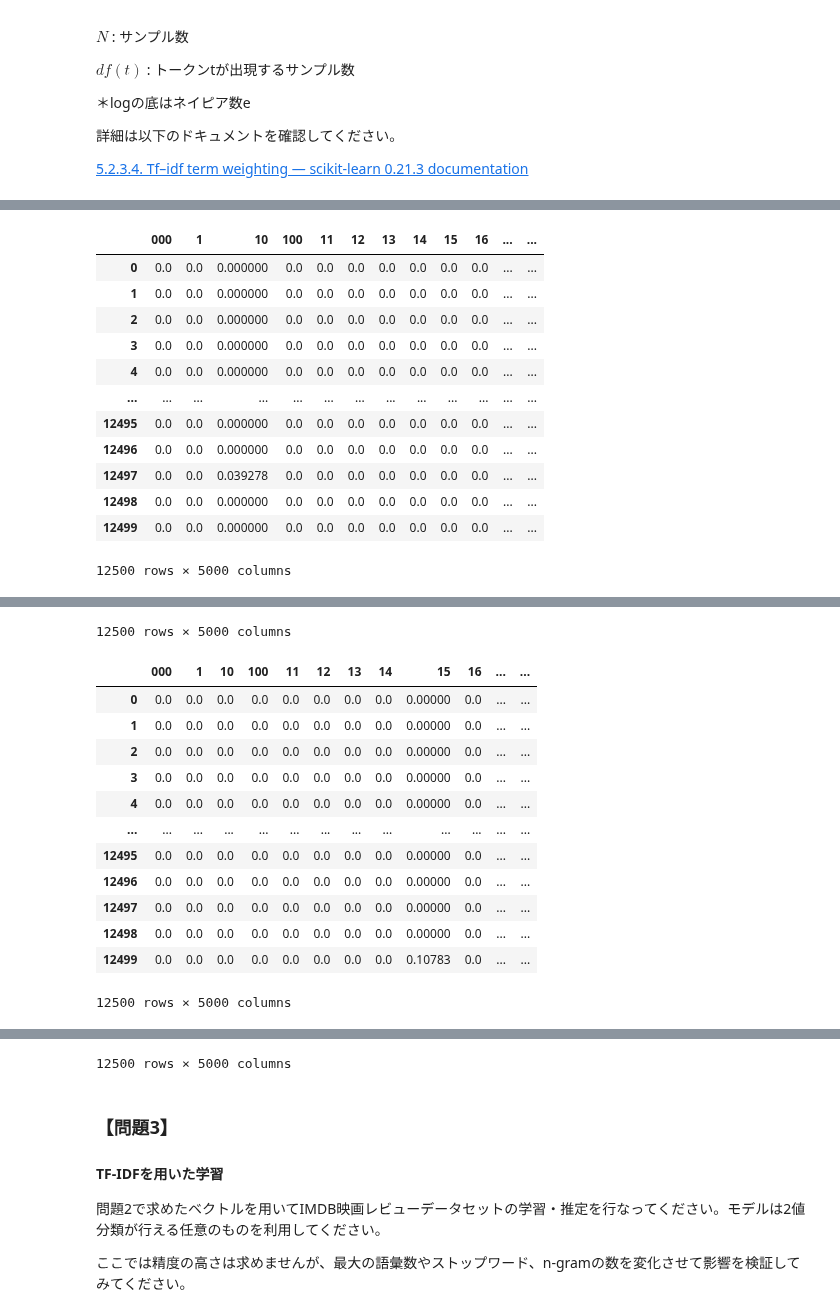
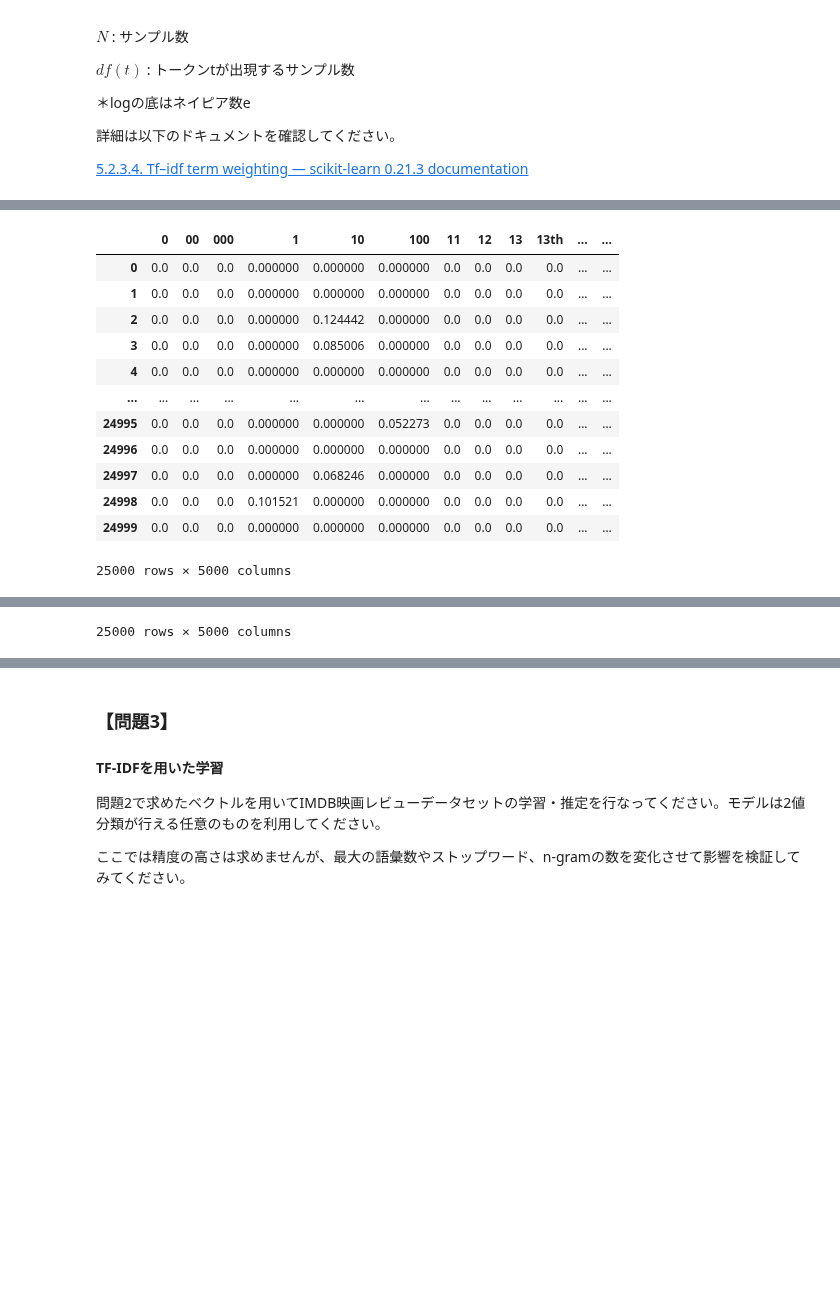
Before and after one commit to taiki-nakaso/diveintocode-ml, a Jupyter notebook: src/term2/sprint21/sprint21.ipynb, the cells around one changed output, grey strips where cells are left out. Drawn from its saved outputs; the diff is of its cells as text; code cells hidden in the pictures; blank space fills up the shorter version.

```diff
--- a/src/term2/sprint21/sprint21.ipynb
+++ b/src/term2/sprint21/sprint21.ipynb
@@ -494,0 +458,9 @@ test_neg sample:
+# %%
+# IMDB読み込み
+# train
+train_review = load_files('./aclImdb/train/', encoding='utf-8')
+X_train_list, y_train = train_review.data, train_review.target
+# test
+test_review = load_files('./aclImdb/test/', encoding='utf-8')
+X_test_list, y_test = test_review.data, test_review.target
+print(train_review.target_names)
@@ -495,45 +477,33 @@ test_neg sample:
 # %%
 from sklearn.feature_extraction.text import TfidfVectorizer
 token_pattern = r'\b\w+\b'
 stop_words = stopwords.words('english')
 max_features = 5000
 
-# positive
-pos_vectorizer = TfidfVectorizer(token_pattern=token_pattern,
+# TF-IDF
+vectorizer = TfidfVectorizer(token_pattern=token_pattern,
                                  stop_words=stop_words,
                                  max_features=max_features)
-pos_vectorizer.fit(train_pos)
-arr_train_pos = pos_vectorizer.transform(train_pos).toarray()
-arr_test_pos = pos_vectorizer.transform(test_pos).toarray()
-df_train_pos = pd.DataFrame(arr_train_pos, columns=pos_vectorizer.get_feature_names())
-df_test_pos = pd.DataFrame(arr_test_pos, columns=pos_vectorizer.get_feature_names())
+vectorizer.fit(X_train_list)
+arr_train = vectorizer.transform(X_train_list).toarray()
+arr_test = vectorizer.transform(X_test_list).toarray()
+df_train = pd.DataFrame(arr_train, columns=vectorizer.get_feature_names())
+df_test = pd.DataFrame(arr_test, columns=vectorizer.get_feature_names())
 
-# negative
-neg_vectorizer = TfidfVectorizer(token_pattern=token_pattern,
-                                 stop_words=stop_words,
-                                 max_features=max_features)
-neg_vectorizer.fit(train_neg)
-arr_train_neg = pos_vectorizer.transform(train_neg).toarray()
-arr_test_neg = pos_vectorizer.transform(test_neg).toarray()
-df_train_neg = pd.DataFrame(arr_train_neg, columns=neg_vectorizer.get_feature_names())
-df_test_neg = pd.DataFrame(arr_test_neg, columns=neg_vectorizer.get_feature_names())
-
-display(df_train_pos)
-display(df_train_neg)
-display(df_test_pos)
-display(df_test_neg)
+display(df_train)
+display(df_test)
 # %% [output]
-|  | 000 | 1 | 10 | 100 | 11 | 12 | 13 | 14 | 15 | 16 | ... | ... |
-| 0 | 0.0 | 0.0 | 0.000000 | 0.0 | 0.0 | 0.0 | 0.0 | 0.0 | 0.0 | 0.0 | ... | ... |
-| 1 | 0.0 | 0.0 | 0.000000 | 0.0 | 0.0 | 0.0 | 0.0 | 0.0 | 0.0 | 0.0 | ... | ... |
-| 2 | 0.0 | 0.0 | 0.000000 | 0.0 | 0.0 | 0.0 | 0.0 | 0.0 | 0.0 | 0.0 | ... | ... |
-| 3 | 0.0 | 0.0 | 0.000000 | 0.0 | 0.0 | 0.0 | 0.0 | 0.0 | 0.0 | 0.0 | ... | ... |
-| 4 | 0.0 | 0.0 | 0.000000 | 0.0 | 0.0 | 0.0 | 0.0 | 0.0 | 0.0 | 0.0 | ... | ... |
+|  | 0 | 00 | 000 | 1 | 10 | 100 | 11 | 12 | 13 | 13th | ... | ... |
+| 0 | 0.0 | 0.0 | 0.0 | 0.000000 | 0.000000 | 0.000000 | 0.0 | 0.0 | 0.0 | 0.0 | ... | ... |
+| 1 | 0.0 | 0.0 | 0.0 | 0.000000 | 0.000000 | 0.000000 | 0.0 | 0.0 | 0.0 | 0.0 | ... | ... |
+| 2 | 0.0 | 0.0 | 0.0 | 0.000000 | 0.124442 | 0.000000 | 0.0 | 0.0 | 0.0 | 0.0 | ... | ... |
+| 3 | 0.0 | 0.0 | 0.0 | 0.000000 | 0.085006 | 0.000000 | 0.0 | 0.0 | 0.0 | 0.0 | ... | ... |
+| 4 | 0.0 | 0.0 | 0.0 | 0.000000 | 0.000000 | 0.000000 | 0.0 | 0.0 | 0.0 | 0.0 | ... | ... |
 | ... | ... | ... | ... | ... | ... | ... | ... | ... | ... | ... | ... | ... |
-| 12495 | 0.0 | 0.0 | 0.000000 | 0.0 | 0.0 | 0.0 | 0.0 | 0.0 | 0.0 | 0.0 | ... | ... |
-| 12496 | 0.0 | 0.0 | 0.000000 | 0.0 | 0.0 | 0.0 | 0.0 | 0.0 | 0.0 | 0.0 | ... | ... |
-| 12497 | 0.0 | 0.0 | 0.039278 | 0.0 | 0.0 | 0.0 | 0.0 | 0.0 | 0.0 | 0.0 | ... | ... |
-| 12498 | 0.0 | 0.0 | 0.000000 | 0.0 | 0.0 | 0.0 | 0.0 | 0.0 | 0.0 | 0.0 | ... | ... |
-| 12499 | 0.0 | 0.0 | 0.000000 | 0.0 | 0.0 | 0.0 | 0.0 | 0.0 | 0.0 | 0.0 | ... | ... |
+| 24995 | 0.0 | 0.0 | 0.0 | 0.000000 | 0.000000 | 0.052273 | 0.0 | 0.0 | 0.0 | 0.0 | ... | ... |
+| 24996 | 0.0 | 0.0 | 0.0 | 0.000000 | 0.000000 | 0.000000 | 0.0 | 0.0 | 0.0 | 0.0 | ... | ... |
+| 24997 | 0.0 | 0.0 | 0.0 | 0.000000 | 0.068246 | 0.000000 | 0.0 | 0.0 | 0.0 | 0.0 | ... | ... |
+| 24998 | 0.0 | 0.0 | 0.0 | 0.101521 | 0.000000 | 0.000000 | 0.0 | 0.0 | 0.0 | 0.0 | ... | ... |
+| 24999 | 0.0 | 0.0 | 0.0 | 0.000000 | 0.000000 | 0.000000 | 0.0 | 0.0 | 0.0 | 0.0 | ... | ... |
-12500 rows × 5000 columns
+25000 rows × 5000 columns
 |  | 0 | 00 | 000 | 1 | 10 | 100 | 11 | 12 | 13 | 13th | ... | ... |
@@ -551,14 +521 @@ display(df_test_neg)
-12500 rows × 5000 columns
+25000 rows × 5000 columns
-|  | 000 | 1 | 10 | 100 | 11 | 12 | 13 | 14 | 15 | 16 | ... | ... |
-| 0 | 0.0 | 0.0 | 0.0 | 0.0 | 0.0 | 0.0 | 0.0 | 0.0 | 0.00000 | 0.0 | ... | ... |
-| 1 | 0.0 | 0.0 | 0.0 | 0.0 | 0.0 | 0.0 | 0.0 | 0.0 | 0.00000 | 0.0 | ... | ... |
-| 2 | 0.0 | 0.0 | 0.0 | 0.0 | 0.0 | 0.0 | 0.0 | 0.0 | 0.00000 | 0.0 | ... | ... |
-| 3 | 0.0 | 0.0 | 0.0 | 0.0 | 0.0 | 0.0 | 0.0 | 0.0 | 0.00000 | 0.0 | ... | ... |
-| 4 | 0.0 | 0.0 | 0.0 | 0.0 | 0.0 | 0.0 | 0.0 | 0.0 | 0.00000 | 0.0 | ... | ... |
-| ... | ... | ... | ... | ... | ... | ... | ... | ... | ... | ... | ... | ... |
-| 12495 | 0.0 | 0.0 | 0.0 | 0.0 | 0.0 | 0.0 | 0.0 | 0.0 | 0.00000 | 0.0 | ... | ... |
-| 12496 | 0.0 | 0.0 | 0.0 | 0.0 | 0.0 | 0.0 | 0.0 | 0.0 | 0.00000 | 0.0 | ... | ... |
-| 12497 | 0.0 | 0.0 | 0.0 | 0.0 | 0.0 | 0.0 | 0.0 | 0.0 | 0.00000 | 0.0 | ... | ... |
-| 12498 | 0.0 | 0.0 | 0.0 | 0.0 | 0.0 | 0.0 | 0.0 | 0.0 | 0.00000 | 0.0 | ... | ... |
-| 12499 | 0.0 | 0.0 | 0.0 | 0.0 | 0.0 | 0.0 | 0.0 | 0.0 | 0.10783 | 0.0 | ... | ... |
-12500 rows × 5000 columns
@@ -577,4 +522,3 @@ display(df_test_neg)
-12500 rows × 5000 columns
 # %% [markdown]
 ### 【問題3】
 #### TF-IDFを用いた学習
```
Also changed, not shown: parts of 18 cells of this notebook.
